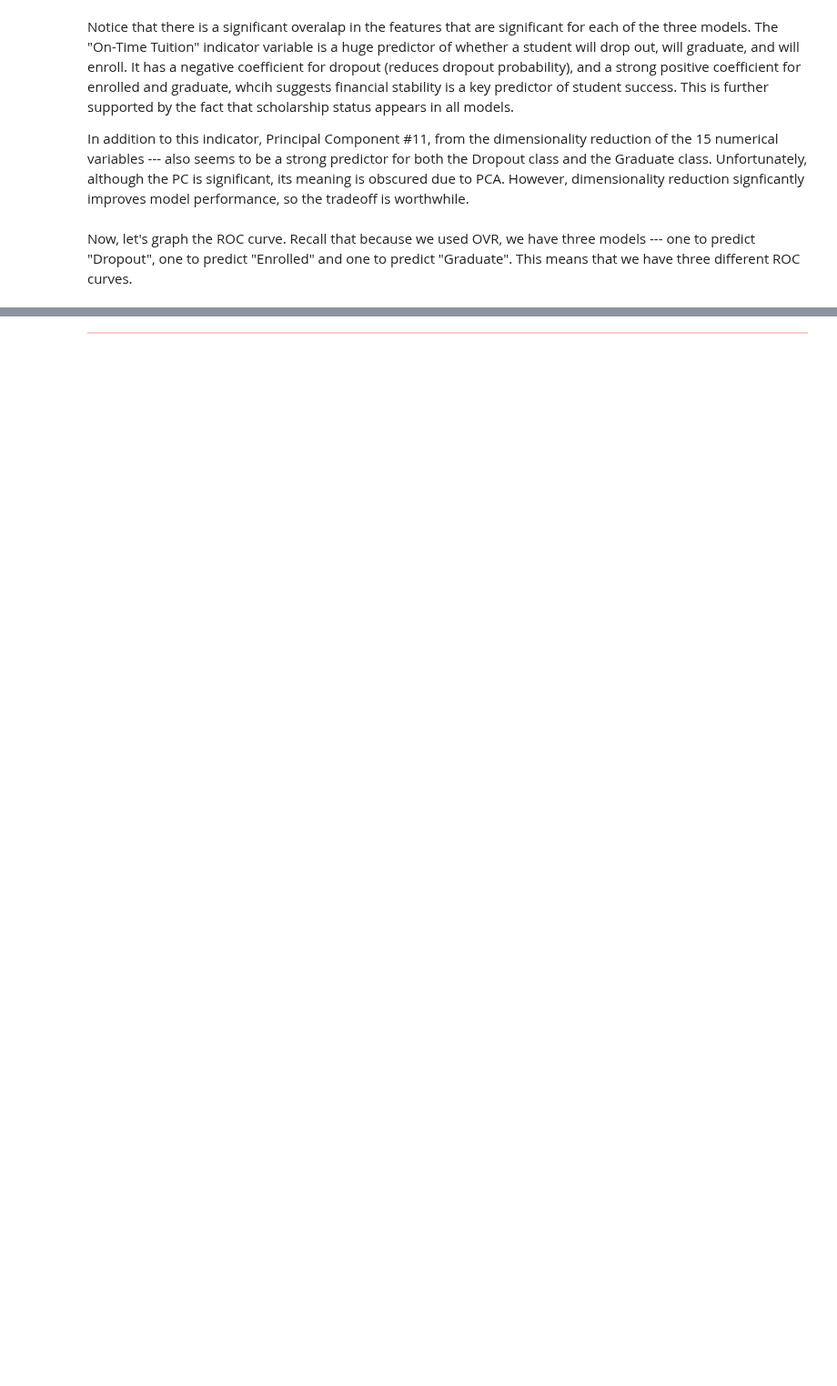
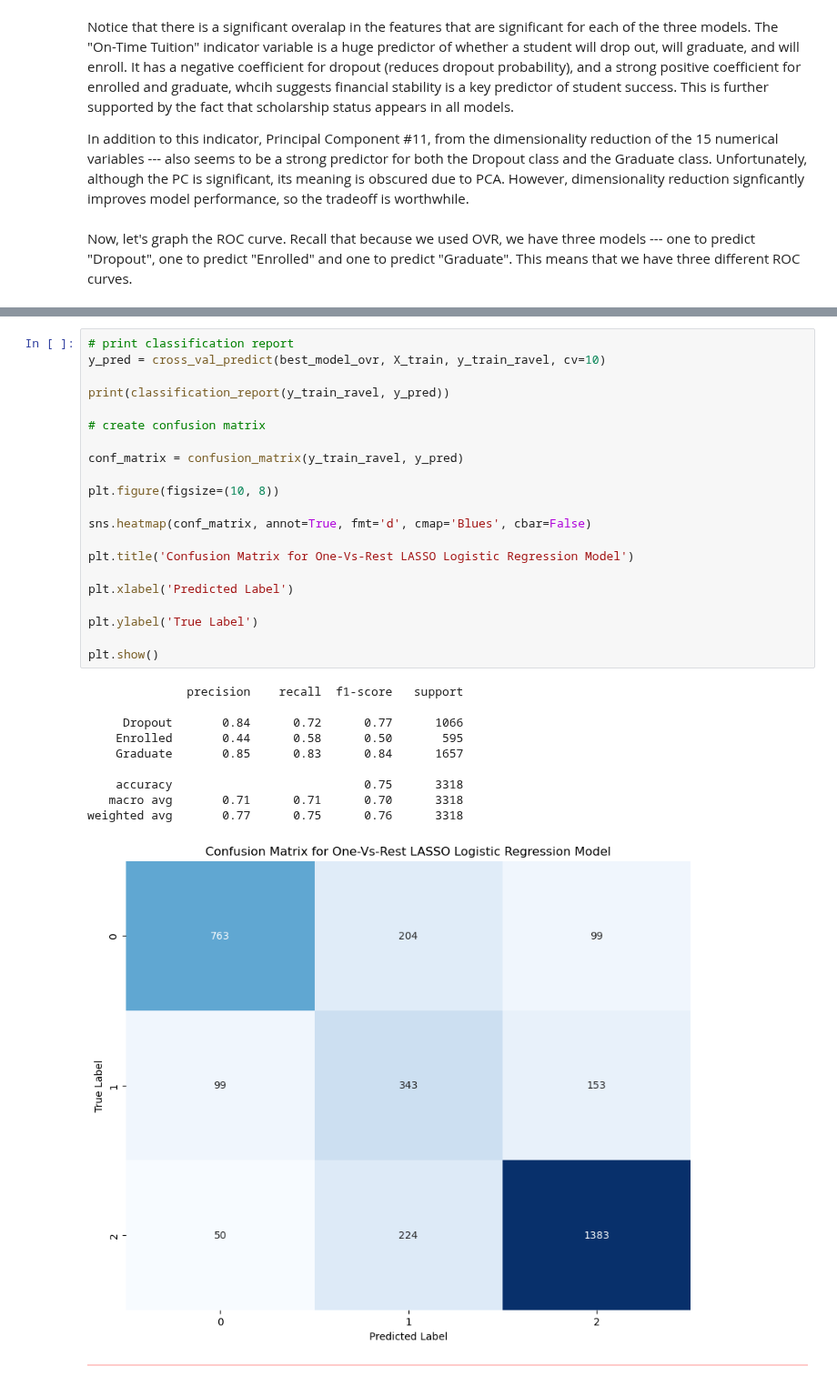
Before and after one commit to julienberman/CS-109a, a Jupyter notebook: psets/cs1090a_hw5/cs1090a_hw5.ipynb, the cells around one changed output, grey strips where cells are left out. Shown at 91% size. Cells and saved outputs as stored; diff of their text form; blank space fills up the shorter version.

```diff
--- a/psets/cs1090a_hw5/cs1090a_hw5.ipynb
+++ b/psets/cs1090a_hw5/cs1090a_hw5.ipynb
@@ -847,3 +848,35 @@ plt.show()
+# %%
+# print classification report
+y_pred = cross_val_predict(best_model_ovr, X_train, y_train_ravel, cv=10)
+
+print(classification_report(y_train_ravel, y_pred))
+
+# create confusion matrix
+
+conf_matrix = confusion_matrix(y_train_ravel, y_pred)
+
+plt.figure(figsize=(10, 8))
+
+sns.heatmap(conf_matrix, annot=True, fmt='d', cmap='Blues', cbar=False)
+
+plt.title('Confusion Matrix for One-Vs-Rest LASSO Logistic Regression Model')
+
+plt.xlabel('Predicted Label')
+
+plt.ylabel('True Label')
+
+plt.show()
+# %% [output]
+              precision    recall  f1-score   support
+
+     Dropout       0.84      0.72      0.77      1066
+    Enrolled       0.44      0.58      0.50       595
+    Graduate       0.85      0.83      0.84      1657
+
+    accuracy                           0.75      3318
+   macro avg       0.71      0.71      0.70      3318
+weighted avg       0.77      0.75      0.76      3318
+[figure, added]
 # %% [markdown]
 <div class="highlight-box" style="border: 1px solid #ffcccb; background-color: #ffcccb; height: 5px;"></div>
 # %% [markdown]
```
Also changed, not shown: parts of 10 cells of this notebook, 1 other file.
